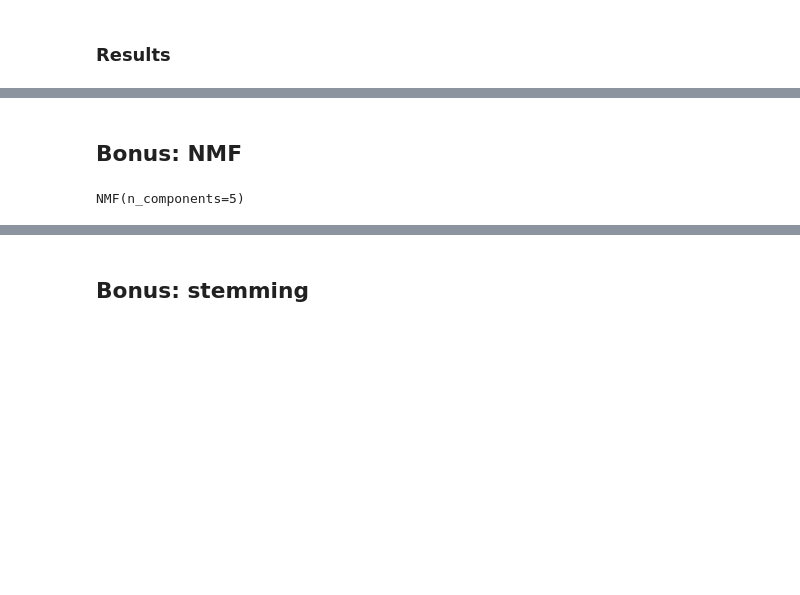
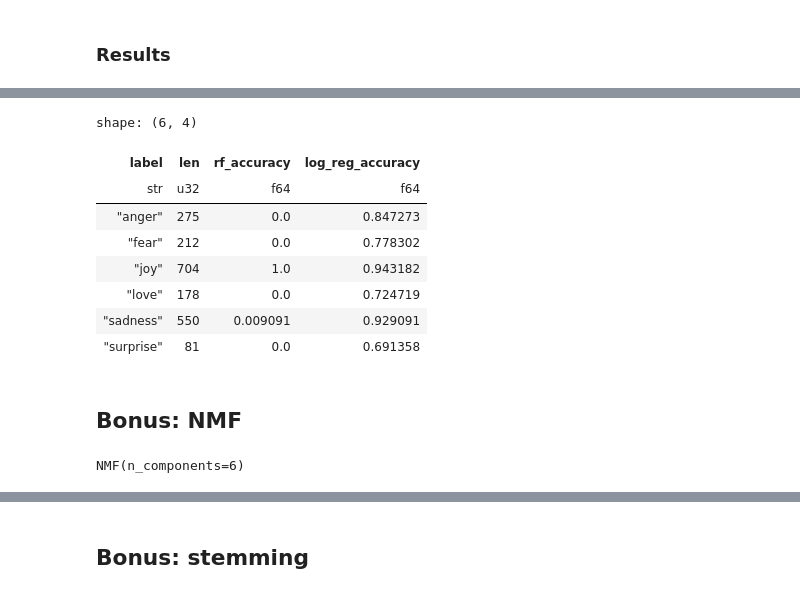
Before and after one commit to renato145/pucp_bootcamp_202401, a Jupyter notebook: nbs/01_classic_methods.ipynb, the cells around one changed output, grey strips where cells are left out. Saved outputs shown, nothing was run; the diff lists cells and outputs as text; code cells hidden in the pictures; blank space fills up the shorter version.

```diff
--- a/nbs/01_classic_methods.ipynb
+++ b/nbs/01_classic_methods.ipynb
@@ -162,6 +171,6 @@ ax.spy(x_train_vec.toarray(), markersize=0.10, aspect='auto');
 # %%
 from sklearn.ensemble import RandomForestClassifier
 # %%
-rf = RandomForestClassifier(200, max_depth=7)
+rf = RandomForestClassifier(200, max_depth=5)
 rf.fit(x_train_vec, y_train)
 # %% [output]
@@ -228,12 +237,33 @@ shape: (3, 4)
+# %%
+(
+    df_results
+    .group_by('label')
+    .agg(
+        pl.len(),
+        (pl.col.label==pl.col.rf_preds).mean().alias('rf_accuracy'),
+        (pl.col.label==pl.col.log_reg_preds).mean().alias('log_reg_accuracy'),
+    )
+    .sort('label')
+)
+# %% [output]
+shape: (6, 4)
+| label | len | rf_accuracy | log_reg_accuracy |
+| str | u32 | f64 | f64 |
+| "anger" | 275 | 0.0 | 0.847273 |
+| "fear" | 212 | 0.0 | 0.778302 |
+| "joy" | 704 | 1.0 | 0.943182 |
+| "love" | 178 | 0.0 | 0.724719 |
+| "sadness" | 550 | 0.009091 | 0.929091 |
+| "surprise" | 81 | 0.0 | 0.691358 |
 # %% [markdown]
 ## Bonus: NMF
 # %%
 from sklearn.decomposition import NMF
 # %%
-nmf = NMF(n_components=5)
+nmf = NMF(n_components=6)
 nmf
 # %% [output]
-NMF(n_components=5)
+NMF(n_components=6)
 # %%
 x_train_nmf = nmf.fit_transform(x_train_vec, y_train)
 x_train_nmf.shape
```
Also changed, not shown: parts of 14 cells of this notebook, 4 other files.
